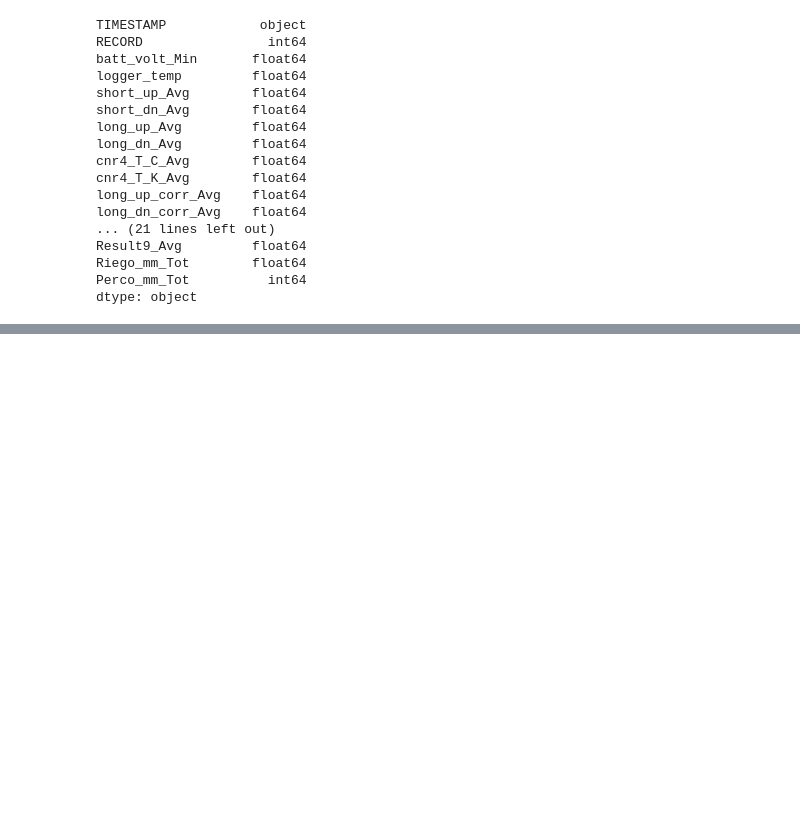
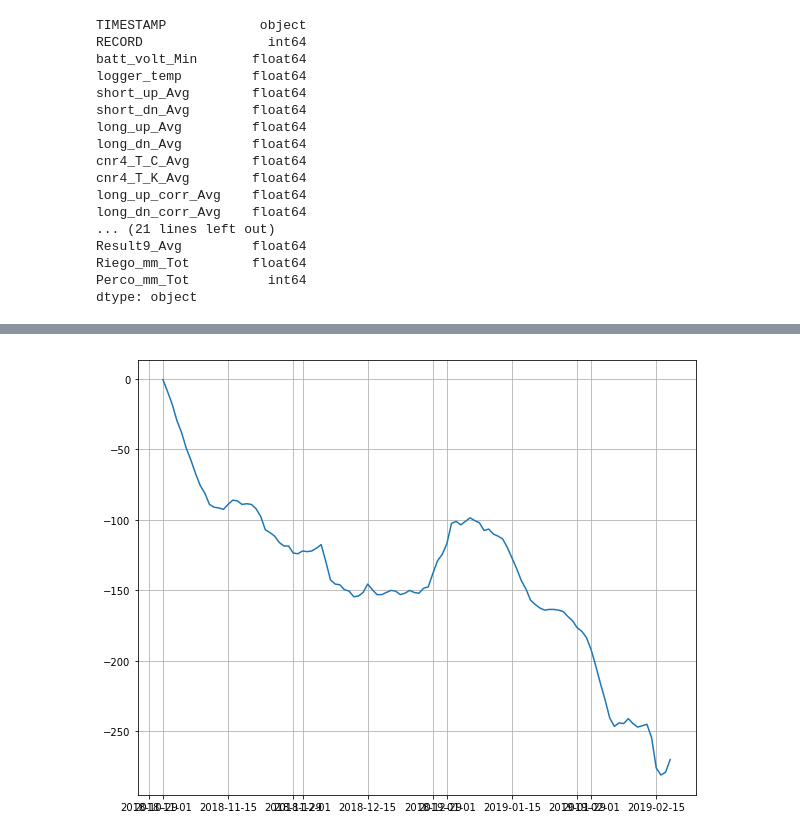
Before and after one commit to MarcelAlfaro/FisicaComputacional, a Jupyter notebook: Evaluacion1/Evaluacion.ipynb, the cells around one changed output, grey strips where cells are left out. Saved outputs shown, nothing was run; the diff lists cells and outputs as text; code cells hidden in the pictures; blank space fills up the shorter version.

```diff
--- a/Evaluacion1/Evaluacion.ipynb
+++ b/Evaluacion1/Evaluacion.ipynb
@@ -251,0 +198,9 @@ Hola
+# %%
+
+## gráfica de la acumulación de horas frío (suma de UF24).
+plt.figure(figsize = (10,8))
+plt.plot(UF24["FECHA"],UF24["Unidad Frio"].cumsum())
+plt.grid()
+plt.show()
+# %% [output]
+[figure, added]
```
Also changed, not shown: parts of 15 cells of this notebook.
